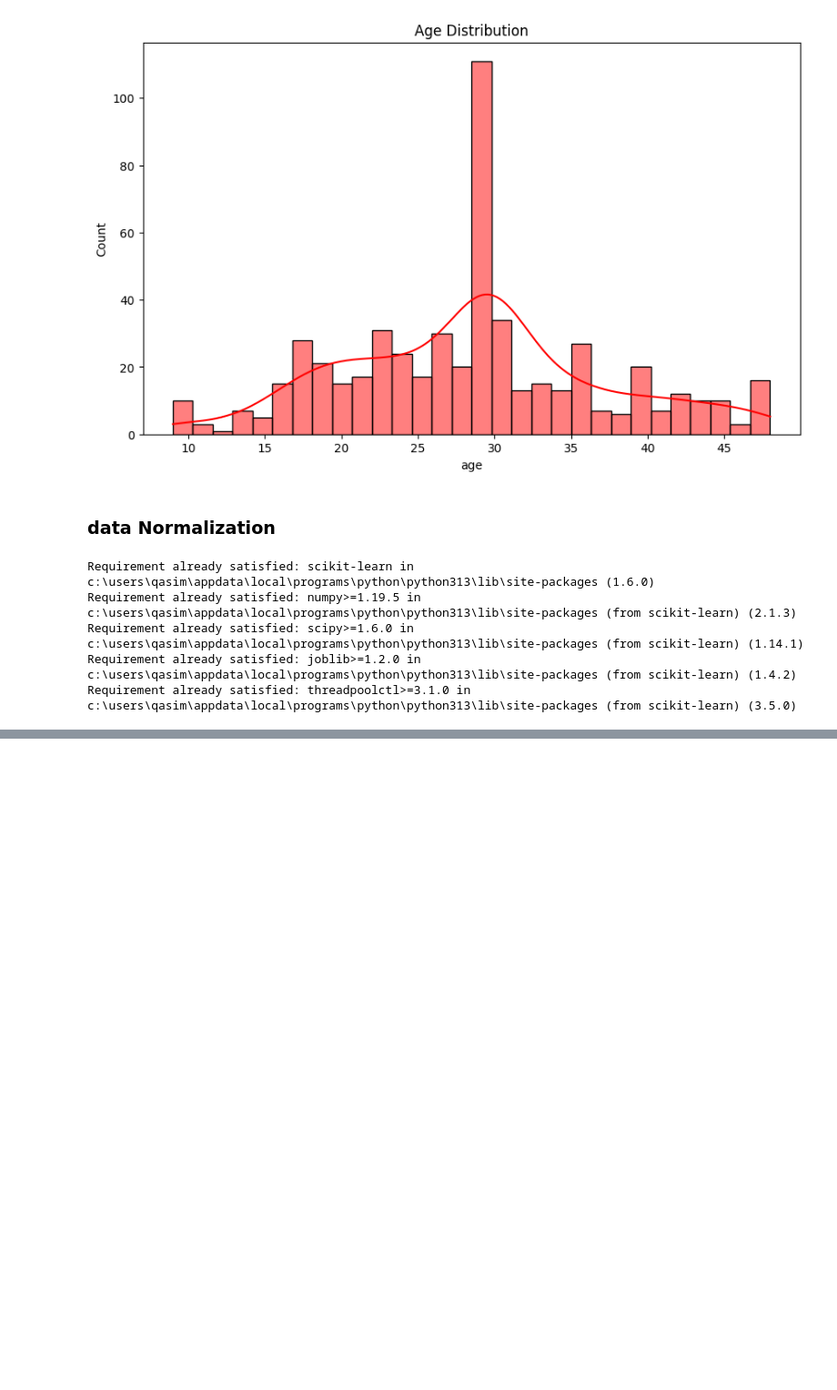
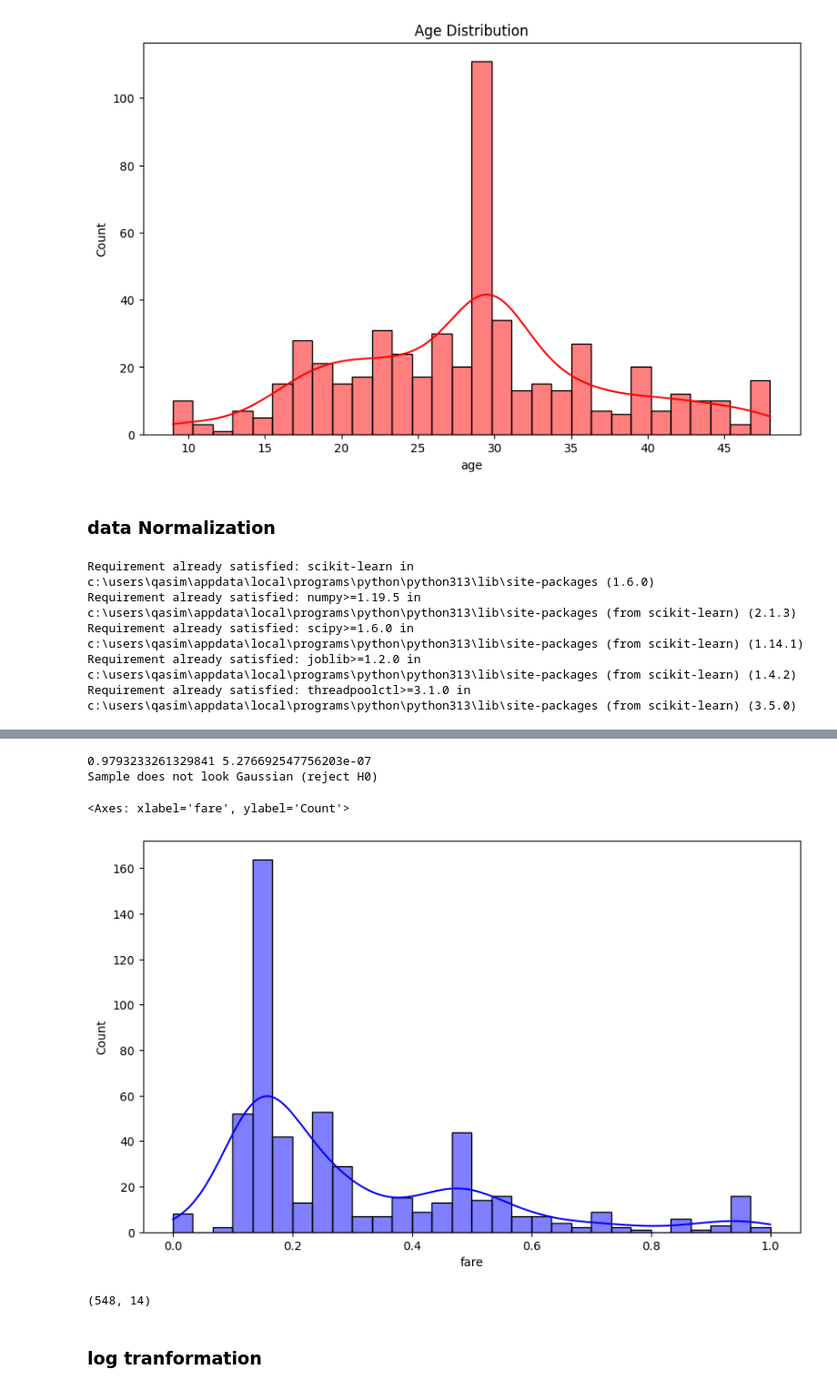
Before and after one commit to qasim697/python_ka_chilla, a Jupyter notebook: day15_ii/data_wrangle.ipynb, the cells around one changed output, grey strips where cells are left out. Shown: that part at 91% size. Cells and saved outputs as stored; diff of their text form; code cells hidden in the pictures; blank space fills up the shorter version.

```diff
--- a/day15_ii/data_wrangle.ipynb
+++ b/day15_ii/data_wrangle.ipynb
@@ -481,0 +504,27 @@ Requirement already satisfied: threadpoolctl>=3.1.0 in c:\users\qasim\appdata\lo
+# %%
+#apply shapirowilk test on age column
+from scipy.stats import shapiro
+stat, p = shapiro(df['age'])
+print(stat, p)
+# interpret
+alpha = 0.05
+if p > alpha:
+    print('Sample looks Gaussian (fail to reject H0)')
+else:
+      print('Sample does not look Gaussian (reject H0)')
+# %% [output]
+0.9793233261329841 5.276692547756203e-07
+Sample does not look Gaussian (reject H0)
+# %%
+#draw fare on hist plot
+plt.figure(figsize=(10,6))
+sns.histplot(df['fare'], kde=True, color='blue', bins=30)
+# %% [output]
+<Axes: xlabel='fare', ylabel='Count'>
+[figure, added]
+# %%
+df.shape
+# %% [output]
+(548, 14)
+# %% [markdown]
+### log tranformation
```
Also changed, not shown: parts of 13 cells of this notebook, 1 other file.
